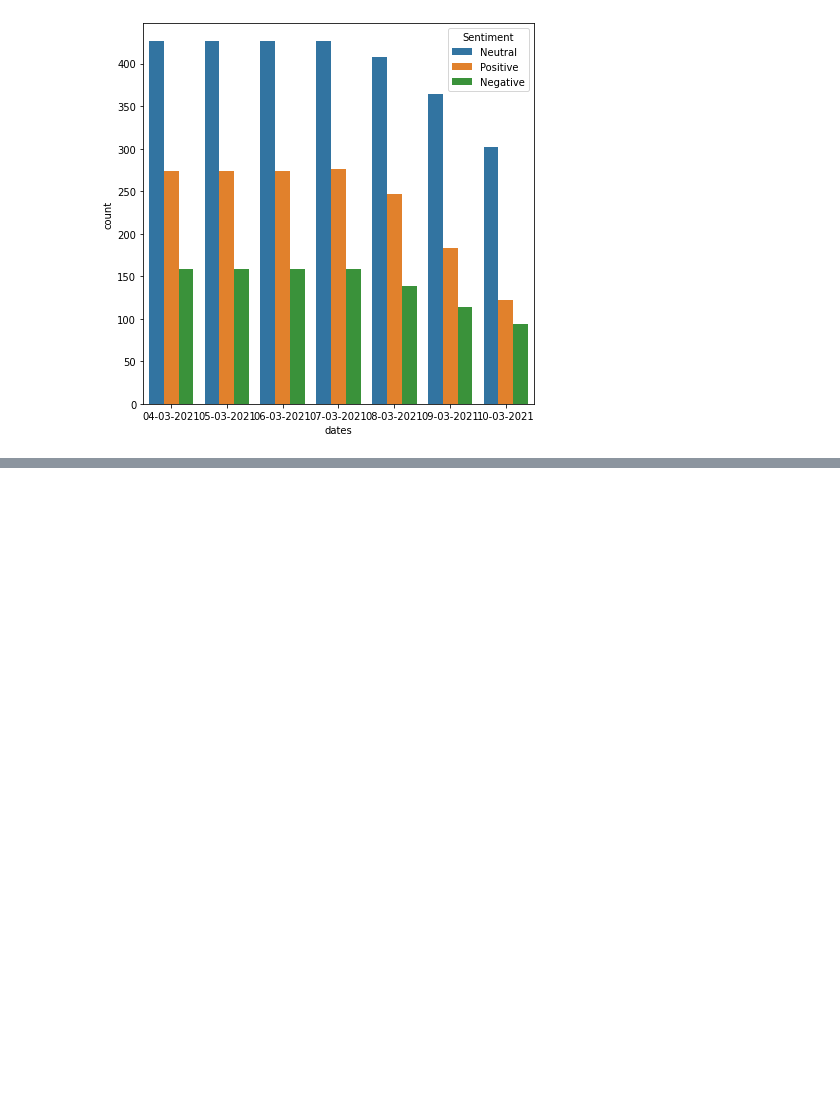
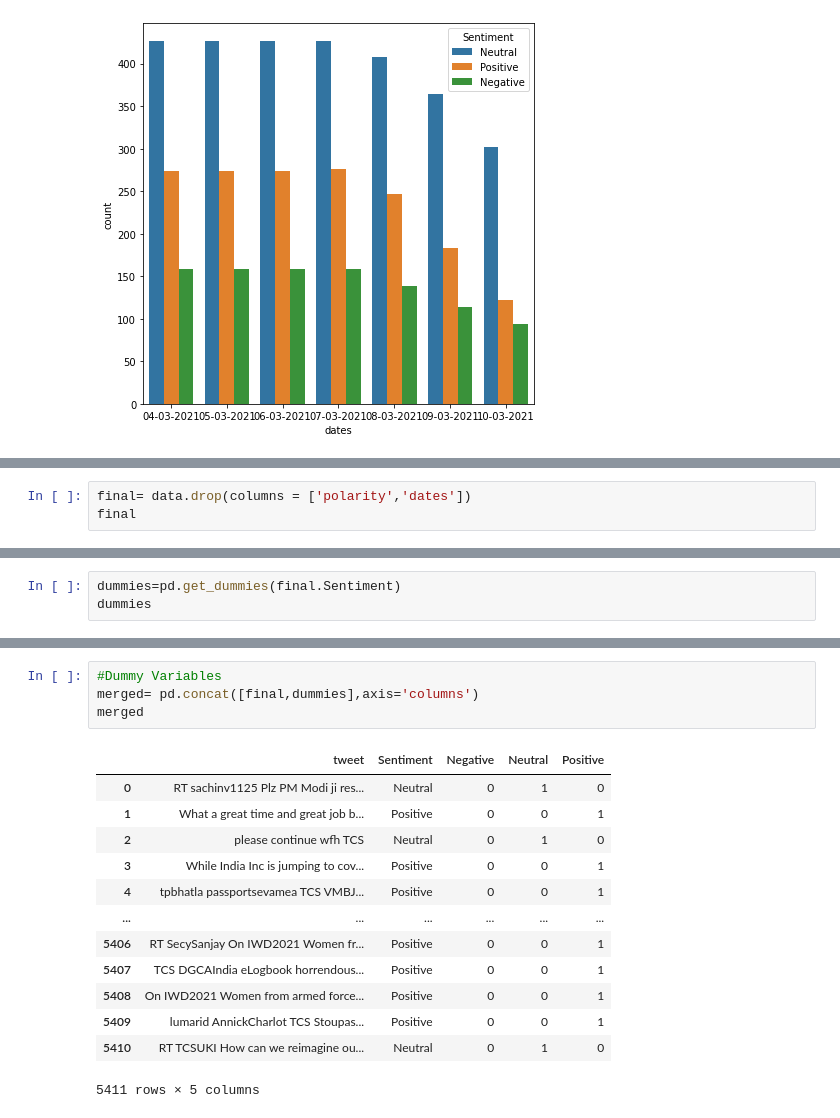
Before and after one commit to ayushic2899/Tweet_Sentiment_Analysis, a Jupyter notebook: SentimentAnalysis.ipynb, the cells around one changed output, grey strips where cells are left out. Cells and saved outputs as stored; diff of their text form; blank space fills up the shorter version.

```diff
--- a/SentimentAnalysis.ipynb
+++ b/SentimentAnalysis.ipynb
@@ -176,0 +157,3 @@ sns.countplot('dates',hue='Sentiment' ,data=df)
+# %%
+final= data.drop(columns = ['polarity','dates'])
+final
@@ -176,0 +174,3 @@ sns.countplot('dates',hue='Sentiment' ,data=df)
+# %%
+dummies=pd.get_dummies(final.Sentiment)
+dummies
@@ -176,0 +191,18 @@ sns.countplot('dates',hue='Sentiment' ,data=df)
+# %%
+#Dummy Variables
+merged= pd.concat([final,dummies],axis='columns')
+merged
+# %% [output]
+|  | tweet | Sentiment | Negative | Neutral | Positive |
+| 0 | RT sachinv1125 Plz PM Modi ji res... | Neutral | 0 | 1 | 0 |
+| 1 | What a great time and great job b... | Positive | 0 | 0 | 1 |
+| 2 | please continue wfh TCS | Neutral | 0 | 1 | 0 |
+| 3 | While India Inc is jumping to cov... | Positive | 0 | 0 | 1 |
+| 4 | tpbhatla passportsevamea TCS VMBJ... | Positive | 0 | 0 | 1 |
+| ... | ... | ... | ... | ... | ... |
+| 5406 | RT SecySanjay On IWD2021 Women fr... | Positive | 0 | 0 | 1 |
+| 5407 | TCS DGCAIndia eLogbook horrendous... | Positive | 0 | 0 | 1 |
+| 5408 | On IWD2021 Women from armed force... | Positive | 0 | 0 | 1 |
+| 5409 | lumarid AnnickCharlot TCS Stoupas... | Positive | 0 | 0 | 1 |
+| 5410 | RT TCSUKI How can we reimagine ou... | Neutral | 0 | 1 | 0 |
+5411 rows × 5 columns
```
Also changed, not shown: parts of 17 cells of this notebook.
